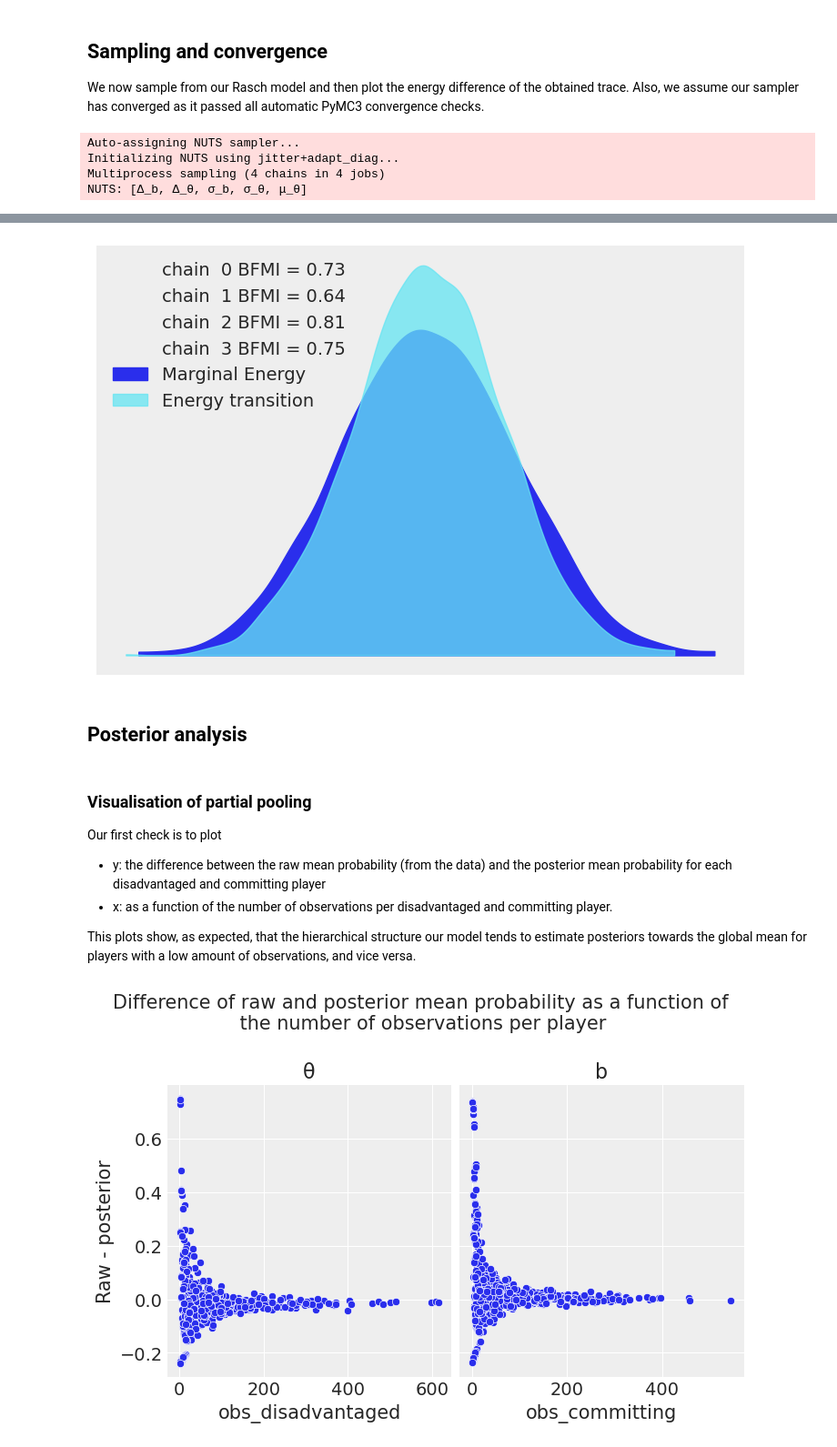
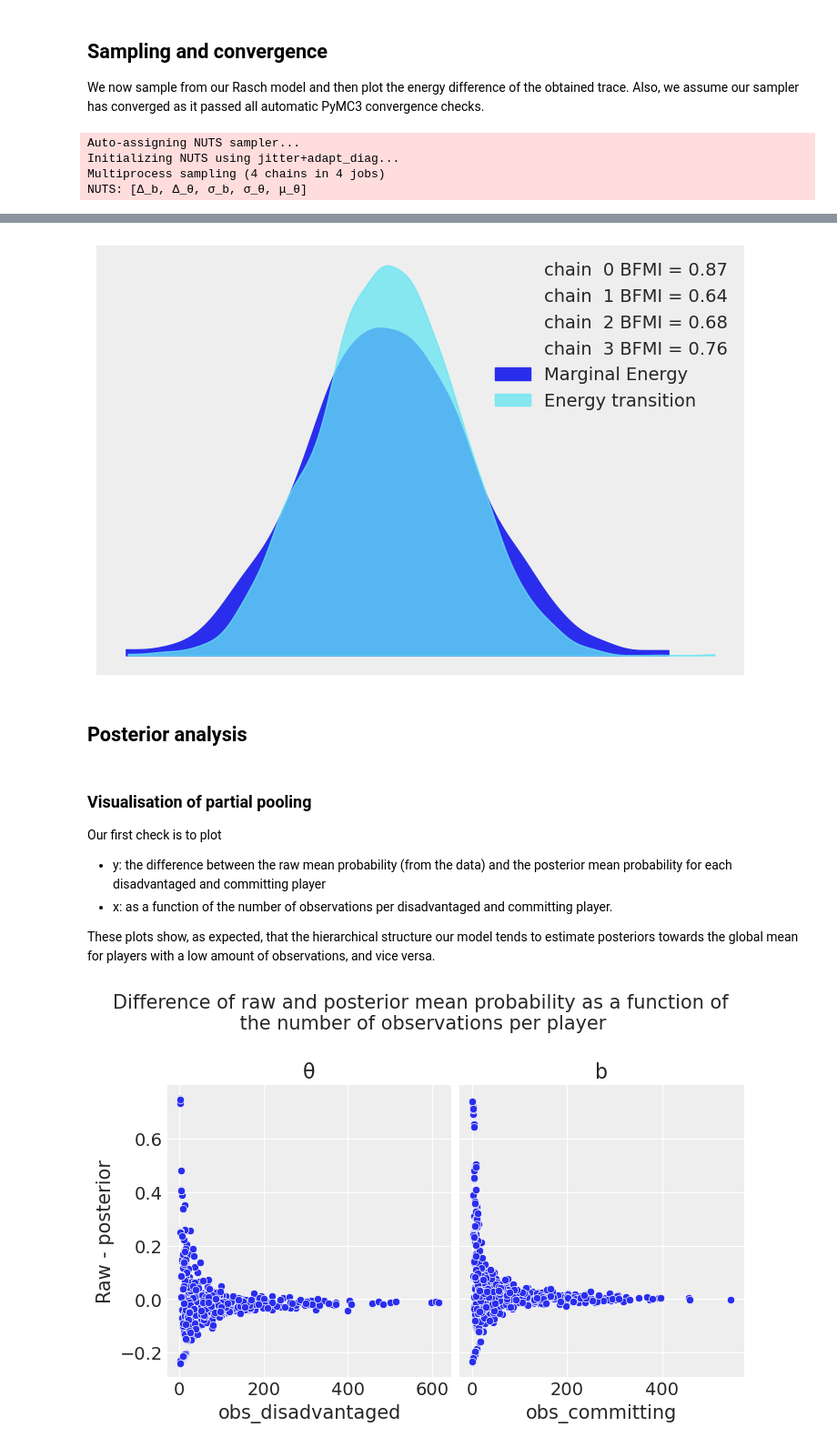
Before and after one commit to ltoniazzi/Item-Response-NBA, a Jupyter notebook: Item-Response-NBA.ipynb, the cells around one changed output, grey strips where cells are left out. Shown: that part at 91% size. Drawn from its saved outputs; the diff is of its cells as text; code cells hidden in the pictures.

```diff
--- a/Item-Response-NBA.ipynb
+++ b/Item-Response-NBA.ipynb
@@ -175,10 +174,9 @@ with pm.Model(coords=coords) as model:
     θ = pm.Deterministic('θ', Δ_θ*σ_θ+μ_θ, dims='disadvantaged')
     b = pm.Deterministic('b', Δ_b*σ_b, dims='committing')
     η = pm.Deterministic('η', θ[disadvantaged_observed]-b[committing_observed])
-    p = pm.Deterministic('p', tt.nnet.sigmoid(η))
 
     #Likelihood
-    y = pm.Bernoulli('y', p, observed=foul_called_observed)
+    y = pm.Bernoulli('y', logit_p=η, observed=foul_called_observed)
 # %% [markdown]
 We use the method `model_to_graphviz` to plot our model. This shows the hierarchical structure on the variables `θ` and `b`.
 # %%
@@ -192,7 +190,7 @@ We now sample from our Rasch model and then plot the energy difference of the ob
 # %%
 with model:
     trace = pm.sample(1000,
-                      tune=1000,
+                      tune=1500,
                       return_inferencedata=True,
                       random_seed=RANDOM_SEED)
 az.plot_energy(trace);
@@ -206,4 +204,4 @@ Sampling 4 chains for 1_000 tune and 1_000 draw iterations (4_000 + 4_000 draws
-[figure, old version]
+[figure, new version]
 # %% [markdown]
 ## Posterior analysis
 # %% [markdown]
@@ -212,5 +210,5 @@ Our first check is to plot
 - y: the difference between the raw mean probability (from the data) and the posterior mean probability for each disadvantaged and committing player
 - x: as a function of the number of observations per disadvantaged and committing player.
 
-This plots show, as expected, that the hierarchical structure our model tends to estimate posteriors towards the global mean for players with a low amount of observations, and vice versa.
+These plots show, as expected, that the hierarchical structure our model tends to estimate posteriors towards the global mean for players with a low amount of observations, and vice versa.
 # %%
```
Also changed, not shown: parts of 8 cells of this notebook.
